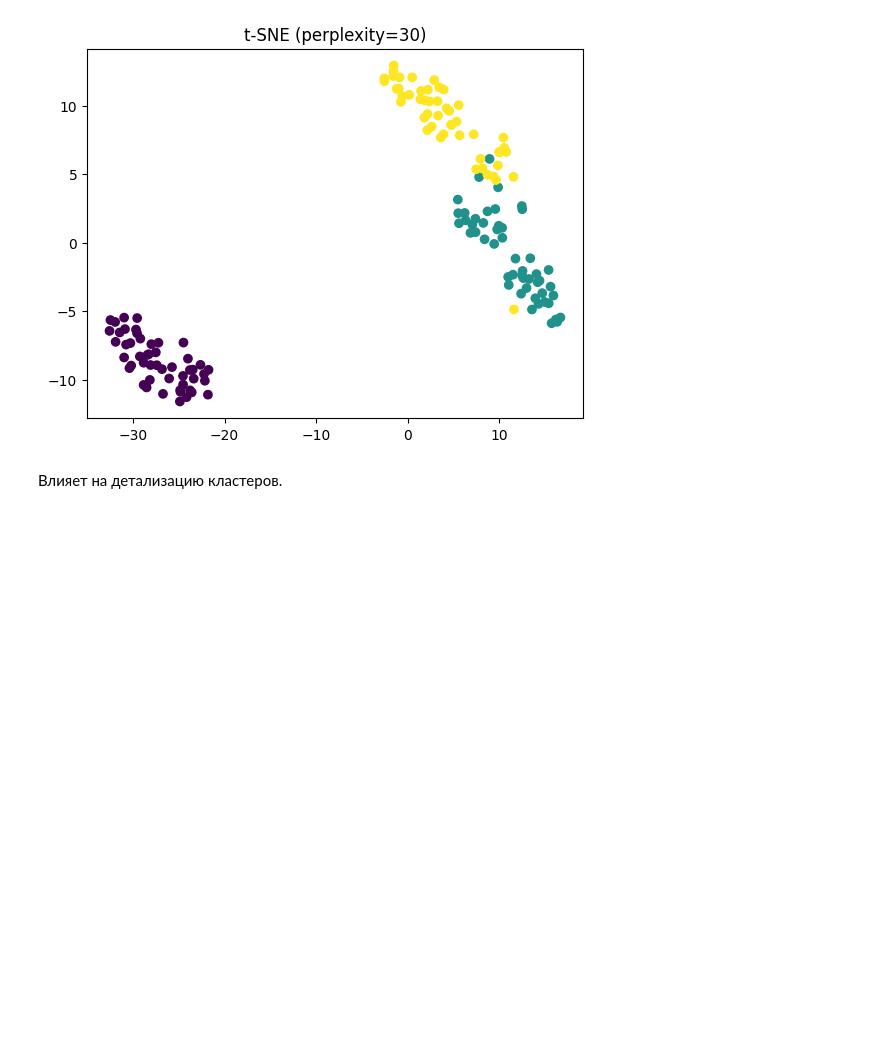
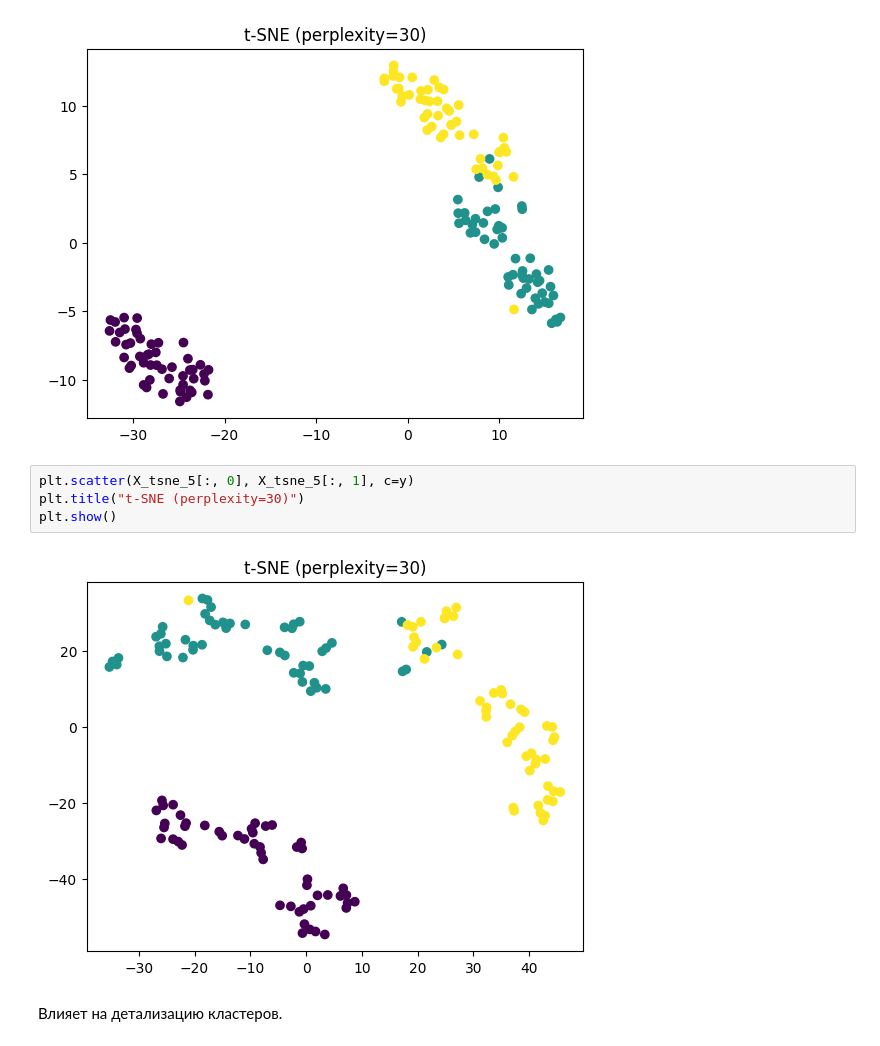
Before and after one commit to Plkhv/ML_course, a Jupyter notebook: ML6.2 pca/lab62.ipynb, the cells around one changed output. Saved outputs shown, nothing was run; the diff lists cells and outputs as text; blank space fills up the shorter version.

```diff
--- a/ML6.2 pca/lab62.ipynb
+++ b/ML6.2 pca/lab62.ipynb
@@ -475,6 +476,12 @@ plt.title("t-SNE (perplexity=30)")
 plt.show()
 # %% [output]
 [figure]
+# %%
+plt.scatter(X_tsne_5[:, 0], X_tsne_5[:, 1], c=y)
+plt.title("t-SNE (perplexity=30)")
+plt.show()
+# %% [output]
+[figure, added]
 # %% [markdown]
 Влияет на детализацию кластеров.
 # %% [markdown]
```
Also changed, not shown: parts of 17 cells of this notebook.
